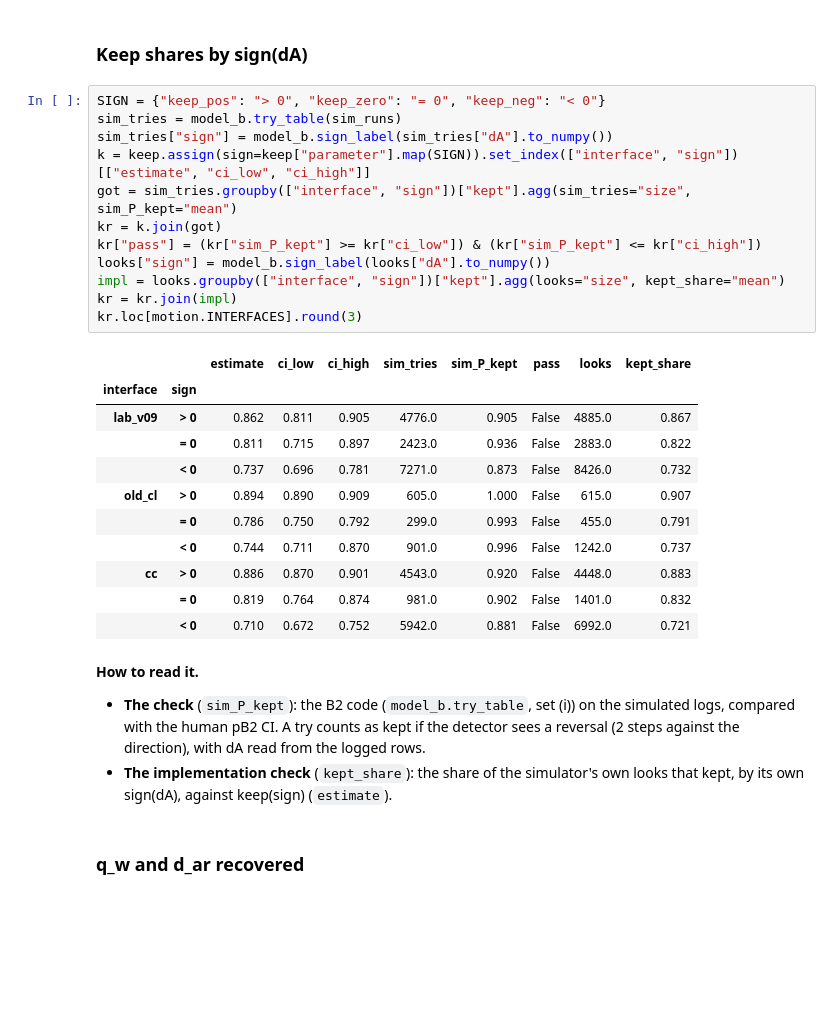
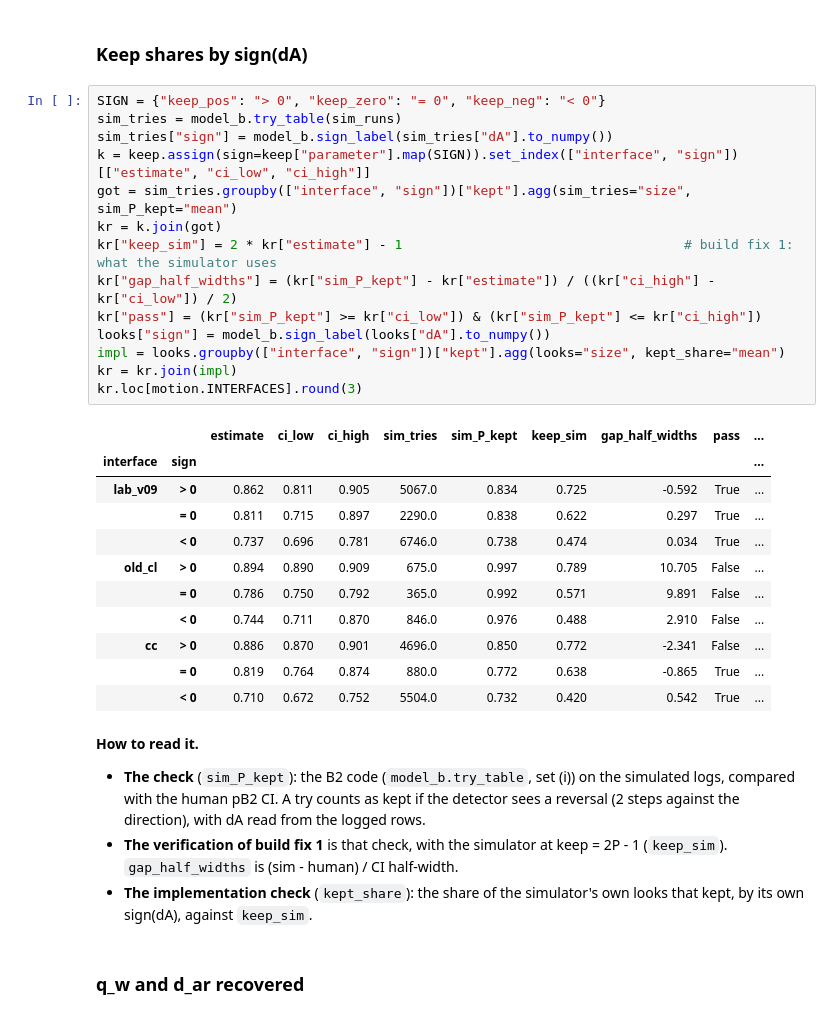
Before and after one commit to Aalokeparno/slider_game, a Jupyter notebook: notebooks/path1/pC2_model.ipynb, the cells around one changed output. Drawn from its saved outputs; the diff is of its cells as text; blank space fills up the shorter version.

```diff
--- a/notebooks/path1/pC2_model.ipynb
+++ b/notebooks/path1/pC2_model.ipynb
@@ -450,31 +455,34 @@ by decile: chi-square 13.65 on 10 df, p = 0.189
 # %%
 SIGN = {"keep_pos": "> 0", "keep_zero": "= 0", "keep_neg": "< 0"}
 sim_tries = model_b.try_table(sim_runs)
 sim_tries["sign"] = model_b.sign_label(sim_tries["dA"].to_numpy())
 k = keep.assign(sign=keep["parameter"].map(SIGN)).set_index(["interface", "sign"])[["estimate", "ci_low", "ci_high"]]
 got = sim_tries.groupby(["interface", "sign"])["kept"].agg(sim_tries="size", sim_P_kept="mean")
 kr = k.join(got)
+kr["keep_sim"] = 2 * kr["estimate"] - 1                                    # build fix 1: what the simulator uses
+kr["gap_half_widths"] = (kr["sim_P_kept"] - kr["estimate"]) / ((kr["ci_high"] - kr["ci_low"]) / 2)
 kr["pass"] = (kr["sim_P_kept"] >= kr["ci_low"]) & (kr["sim_P_kept"] <= kr["ci_high"])
 looks["sign"] = model_b.sign_label(looks["dA"].to_numpy())
 impl = looks.groupby(["interface", "sign"])["kept"].agg(looks="size", kept_share="mean")
 kr = kr.join(impl)
 kr.loc[motion.INTERFACES].round(3)
 # %% [output]
-|  |  | estimate | ci_low | ci_high | sim_tries | sim_P_kept | pass | looks | kept_share |
-| interface | sign |  |  |  |  |  |  |  |  |
-| lab_v09 | > 0 | 0.862 | 0.811 | 0.905 | 4776.0 | 0.905 | False | 4885.0 | 0.867 |
-|  | = 0 | 0.811 | 0.715 | 0.897 | 2423.0 | 0.936 | False | 2883.0 | 0.822 |
-|  | < 0 | 0.737 | 0.696 | 0.781 | 7271.0 | 0.873 | False | 8426.0 | 0.732 |
-| old_cl | > 0 | 0.894 | 0.890 | 0.909 | 605.0 | 1.000 | False | 615.0 | 0.907 |
-|  | = 0 | 0.786 | 0.750 | 0.792 | 299.0 | 0.993 | False | 455.0 | 0.791 |
-|  | < 0 | 0.744 | 0.711 | 0.870 | 901.0 | 0.996 | False | 1242.0 | 0.737 |
-| cc | > 0 | 0.886 | 0.870 | 0.901 | 4543.0 | 0.920 | False | 4448.0 | 0.883 |
-|  | = 0 | 0.819 | 0.764 | 0.874 | 981.0 | 0.902 | False | 1401.0 | 0.832 |
-|  | < 0 | 0.710 | 0.672 | 0.752 | 5942.0 | 0.881 | False | 6992.0 | 0.721 |
+|  |  | estimate | ci_low | ci_high | sim_tries | sim_P_kept | keep_sim | gap_half_widths | pass | ... |
+| interface | sign |  |  |  |  |  |  |  |  | ... |
+| lab_v09 | > 0 | 0.862 | 0.811 | 0.905 | 5067.0 | 0.834 | 0.725 | -0.592 | True | ... |
+|  | = 0 | 0.811 | 0.715 | 0.897 | 2290.0 | 0.838 | 0.622 | 0.297 | True | ... |
+|  | < 0 | 0.737 | 0.696 | 0.781 | 6746.0 | 0.738 | 0.474 | 0.034 | True | ... |
+| old_cl | > 0 | 0.894 | 0.890 | 0.909 | 675.0 | 0.997 | 0.789 | 10.705 | False | ... |
+|  | = 0 | 0.786 | 0.750 | 0.792 | 365.0 | 0.992 | 0.571 | 9.891 | False | ... |
+|  | < 0 | 0.744 | 0.711 | 0.870 | 846.0 | 0.976 | 0.488 | 2.910 | False | ... |
+| cc | > 0 | 0.886 | 0.870 | 0.901 | 4696.0 | 0.850 | 0.772 | -2.341 | False | ... |
+|  | = 0 | 0.819 | 0.764 | 0.874 | 880.0 | 0.772 | 0.638 | -0.865 | True | ... |
+|  | < 0 | 0.710 | 0.672 | 0.752 | 5504.0 | 0.732 | 0.420 | 0.542 | True | ... |
 # %% [markdown]
 **How to read it.**
 - **The check** (`sim_P_kept`): the B2 code (`model_b.try_table`, set (i)) on the simulated logs, compared with the human pB2 CI. A try counts as kept if the detector sees a reversal (2 steps against the direction), with dA read from the logged rows.
-- **The implementation check** (`kept_share`): the share of the simulator's own looks that kept, by its own sign(dA), against keep(sign) (`estimate`).
+- **The verification of build fix 1** is that check, with the simulator at keep = 2P - 1 (`keep_sim`). `gap_half_widths` is (sim - human) / CI half-width.
+- **The implementation check** (`kept_share`): the share of the simulator's own looks that kept, by its own sign(dA), against `keep_sim`.
 # %% [markdown]
 ### q_w and d_ar recovered
 # %%
```
Also changed, not shown: parts of 9 cells of this notebook, 3 other files.
